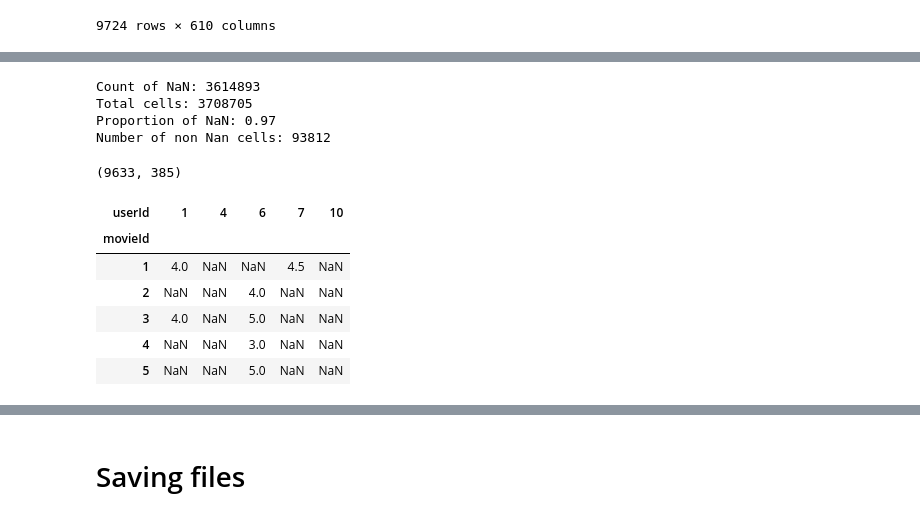
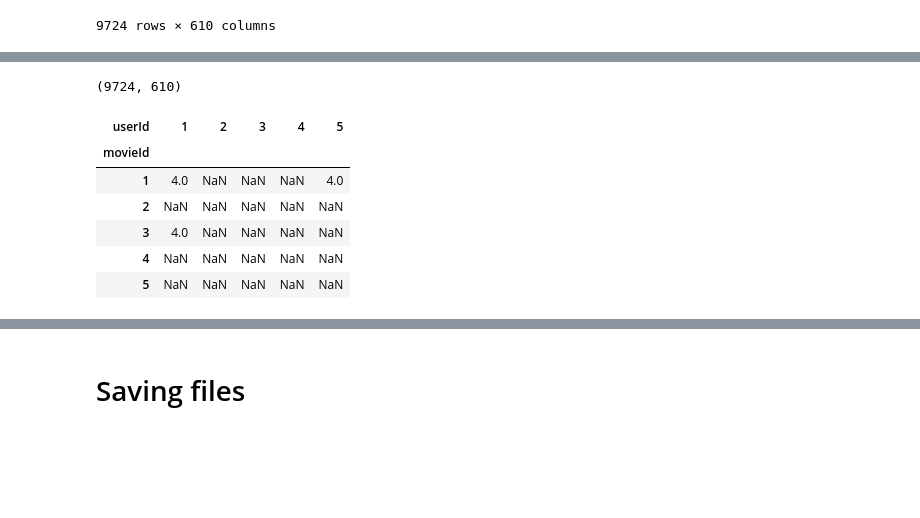
Before and after one commit to jepe06/Project2--Recommender-System, a Jupyter notebook: 01 data02.ipynb, the cells around one changed output, grey strips where cells are left out. Drawn from its saved outputs; the diff is of its cells as text; code cells hidden in the pictures; blank space fills up the shorter version.

```diff
--- a/01 data02.ipynb
+++ b/01 data02.ipynb
@@ -78,19 +66,0 @@ filter_matrix = filter_matrix.dropna(axis=0, how='all')
-# %%
-# Count missing values
-na_count = filter_matrix.isna().sum().sum()
-
-# Total number of cells
-total_cells = filter_matrix.size
-
-# Proportion of missing values
-na_proportion = na_count / total_cells
-
-print(f"Count of NaN: {na_count}")
-print(f"Total cells: {total_cells}")
-print(f"Proportion of NaN: {na_proportion:.2f}")
-print(f"Number of non Nan cells: {total_cells - na_count}")
-# %% [output]
-Count of NaN: 3614893
-Total cells: 3708705
-Proportion of NaN: 0.97
-Number of non Nan cells: 93812
@@ -97,12 +69,12 @@ Number of non Nan cells: 93812
 # %%
-print(filter_matrix.shape)
-filter_matrix.iloc[:5, :5]
+print(matrix.shape)
+matrix.iloc[:5, :5]
 # %% [output]
-(9633, 385)
+(9724, 610)
-| userId | 1 | 4 | 6 | 7 | 10 |
+| userId | 1 | 2 | 3 | 4 | 5 |
 | movieId |  |  |  |  |  |
-| 1 | 4.0 | NaN | NaN | 4.5 | NaN |
-| 2 | NaN | NaN | 4.0 | NaN | NaN |
-| 3 | 4.0 | NaN | 5.0 | NaN | NaN |
-| 4 | NaN | NaN | 3.0 | NaN | NaN |
-| 5 | NaN | NaN | 5.0 | NaN | NaN |
+| 1 | 4.0 | NaN | NaN | NaN | 4.0 |
+| 2 | NaN | NaN | NaN | NaN | NaN |
+| 3 | 4.0 | NaN | NaN | NaN | NaN |
+| 4 | NaN | NaN | NaN | NaN | NaN |
+| 5 | NaN | NaN | NaN | NaN | NaN |
```
Also changed, not shown: parts of 9 cells of this notebook, 6 other files.
